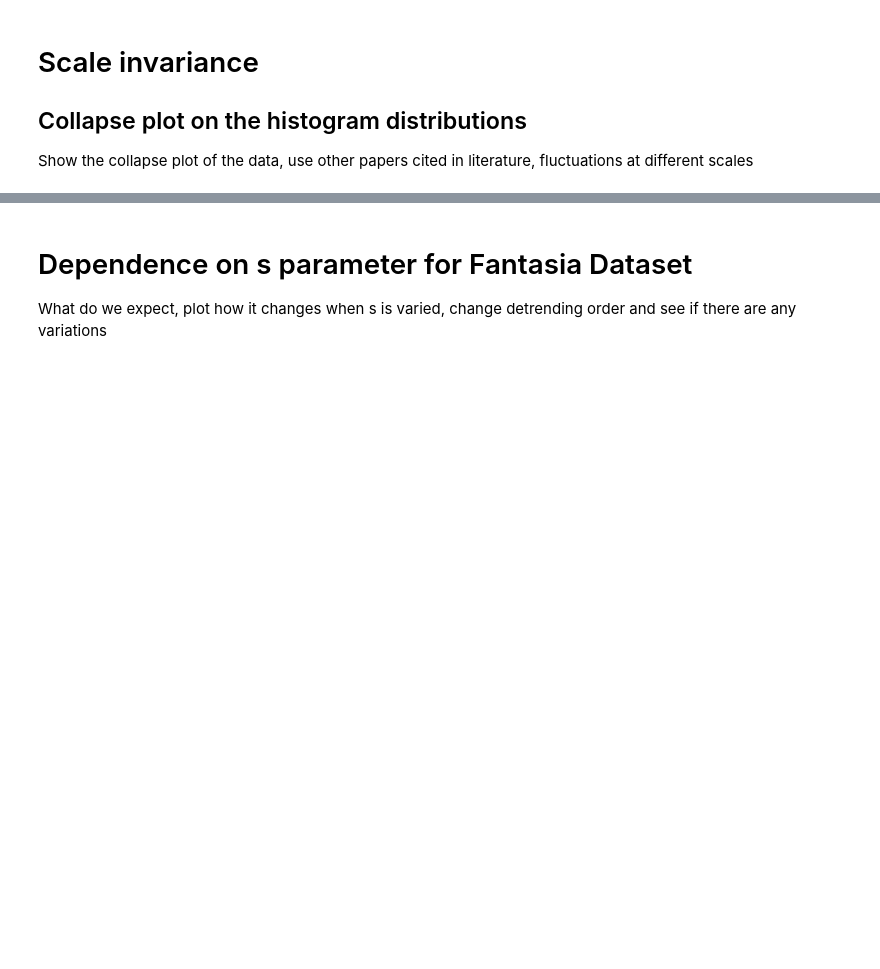
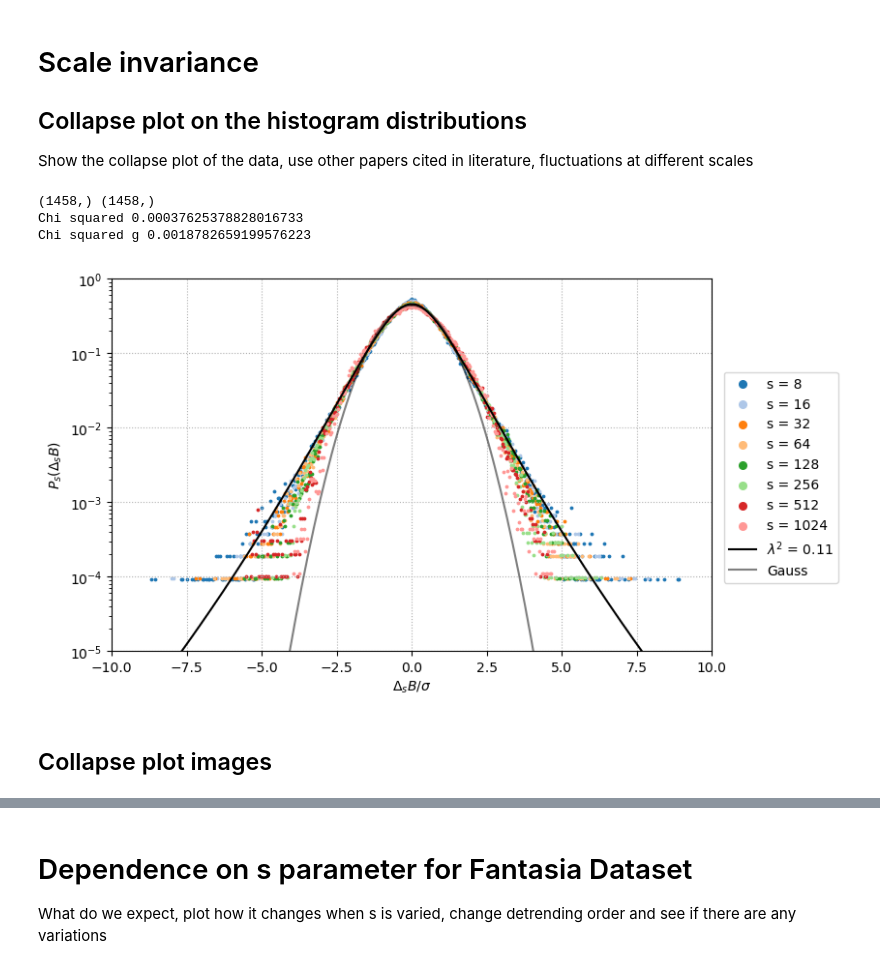
Before and after one commit to threeblueonebrowneyes/Critical-Scale-Invariance-Heart-Rate, a Jupyter notebook: Critical Scale Invariance Presentation.ipynb, the cells around one changed output, grey strips where cells are left out. Cells and saved outputs as stored; diff of their text form; code cells hidden in the pictures; blank space fills up the shorter version.

```diff
--- a/Critical Scale Invariance Presentation.ipynb
+++ b/Critical Scale Invariance Presentation.ipynb
@@ -357,6 +445,62 @@ Does the fit looks like the previous, how does it change, does it change signifi
 # Scale invariance
 ## Collapse plot on the histogram distributions
 Show the collapse plot of the data, use other papers cited in literature, fluctuations at different scales
+# %%
+fig=plt.figure(figsize=(8,5))
+
+for i,DBs in enumerate(list_Delta_B):
+    counts, edges=np.histogram(DBs, bins=int(np.sqrt(DBs.size)), range=(-10, 10))
+    bin_cen=(edges[1:]+edges[:-1])/2
+
+
+    #print('SONO UGUALI?',len(d), np.sum(counts))
+    counts=counts/np.trapz(counts, bin_cen)
+
+    #print('Area after norm',np.trapz(counts, bin_cen))
+    plt.scatter(bin_cen, counts, s=3, label=f's = {S[i]}' , color=colors[i])
+
+    mu, std=norm.fit(counts, fscale=1) # to imporove to properly fit data
+
+complete_dataset=np.concatenate(list_Delta_B)
+x=np.linspace(-10, 10, 200)
+counts_all, edges_all=np.histogram(complete_dataset, bins=int(np.sqrt(complete_dataset.size)), range=(-10, 10))
+
+bin_cen_all=(edges_all[1:]+edges_all[:-1])/2
+counts_all=counts_all/np.trapz(counts_all, bin_cen_all)
+
+popt, pcov = curve_fit(Castaing_integral, bin_cen_all, counts_all, p0=[np.sqrt(0.16), 1])
+plt.plot(x, Castaing_integral(x, *popt), label=r'$\lambda^2$ = {:.2f}'.format(*popt**2), color='black')
+
+popt_g, pcov_g = curve_fit(gaus, bin_cen_all, counts_all, p0=[np.sqrt(0.16), 1, 1])
+plt.plot(x, gaus(x, *popt_g), label='Gauss', color='black', alpha=0.5)
+
+print(counts_all.shape, Castaing_integral(bin_cen_all, *popt).shape)
+#print('Chi all',chisquare(f_obs=counts_all, f_exp=Castaing_integral(bin_cen_all, *popt), ddof=2))
+chi_2=np.sum((counts_all[counts_all!=0]-Castaing_integral(bin_cen_all[counts_all!=0], *popt))**2/(counts_all[counts_all!=0]))/(counts_all[counts_all!=0].shape[0]-2)
+print('Chi squared', chi_2)
+
+chi_2_g=np.sum((counts_all[counts_all!=0]-gaus(bin_cen_all[counts_all!=0], *popt_g))**2/(counts_all[counts_all!=0]))/(counts_all[counts_all!=0].shape[0]-2)
+print('Chi squared g', chi_2_g)
+
+
+plt.yscale('log')
+plt.xlim(-10,10)
+plt.ylim(1e-5, 1e0)
+plt.xlabel(r'$\Delta_s B/\sigma$')
+plt.ylabel(r'$P_s(\Delta_s B)$')
+lgnd = plt.legend(bbox_to_anchor=(1.02, 0.75), loc='upper left', borderaxespad=0)
+for legendHandles in lgnd.legendHandles:
+    legendHandles._sizes = [30]
+plt.grid(linestyle='dotted')
+#plt.savefig(f'Collapse_plot_{database}.png', bbox_inches='tight')
+plt.show()
+# %% [output]
+(1458,) (1458,)
+Chi squared 0.00037625378828016733
+Chi squared g 0.0018782659199576223
+[figure, added]
+# %% [markdown]
+## Collapse plot images
 # %% [markdown]
 <table><tr>
     <td><figure><img src="images/Collapse_plot_Fantasia.png" alt="fantasia" style="width:100%">
```
Also changed, not shown: parts of 26 cells of this notebook, 1 other file.
